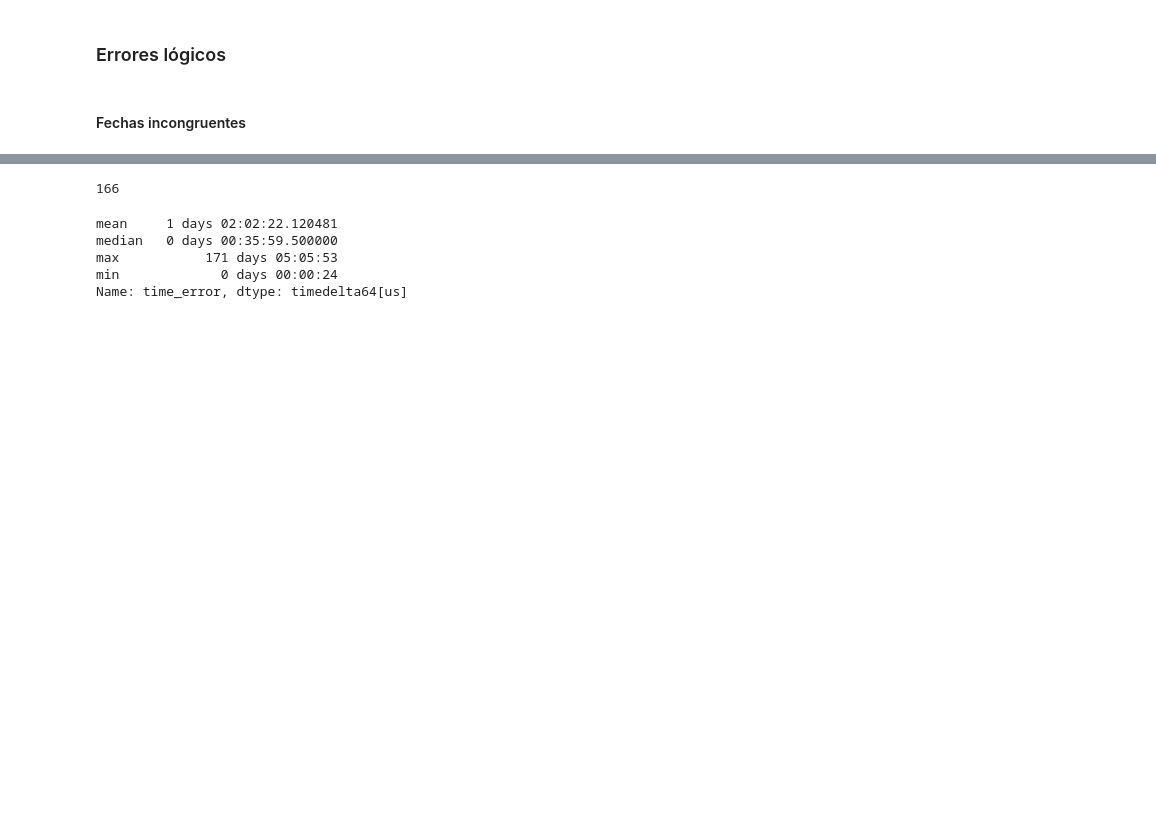
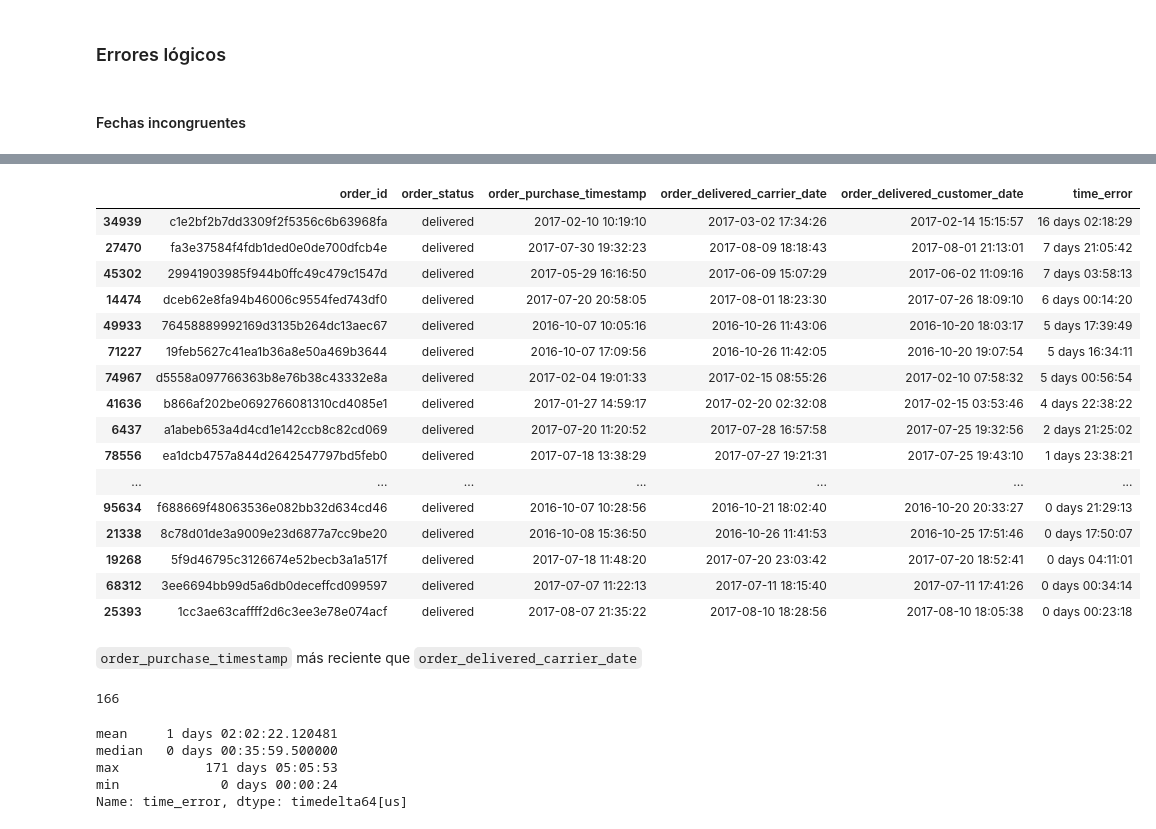
Before and after one commit to dado4cs/olist-rfm-customer-segmentation, a Jupyter notebook: notebooks/01_exploration.ipynb, the cells around one changed output, grey strips where cells are left out. Cells and saved outputs as stored; diff of their text form; code cells hidden in the pictures; blank space fills up the shorter version.

```diff
--- a/notebooks/01_exploration.ipynb
+++ b/notebooks/01_exploration.ipynb
@@ -114,0 +226,3 @@ orders[orders.duplicated()]
+# %%
+orders_temp_error2 = orders[orders['order_delivered_carrier_date'] > orders['order_delivered_customer_date']]
+len(orders_temp_error2)
@@ -114,0 +231,3 @@ orders[orders.duplicated()]
+# %%
+orders_temp_error2['time_error'] = orders_temp_error2['order_delivered_carrier_date'] - orders_temp_error2['order_delivered_customer_date']
+orders_temp_error2['time_error'].agg(['mean','median','max','min'])
@@ -115,3 +240,26 @@ orders[orders.duplicated()]
+# %%
+top_errores = orders_temp_error2.sort_values(by='time_error', ascending=False)
+top_errores[['order_id','order_status', 'order_purchase_timestamp', 'order_delivered_carrier_date','order_delivered_customer_date','time_error']]
+# %% [output]
+|  | order_id | order_status | order_purchase_timestamp | order_delivered_carrier_date | order_delivered_customer_date | time_error |
+| 34939 | c1e2bf2b7dd3309f2f5356c6b63968fa | delivered | 2017-02-10 10:19:10 | 2017-03-02 17:34:26 | 2017-02-14 15:15:57 | 16 days 02:18:29 |
+| 27470 | fa3e37584f4fdb1ded0e0de700dfcb4e | delivered | 2017-07-30 19:32:23 | 2017-08-09 18:18:43 | 2017-08-01 21:13:01 | 7 days 21:05:42 |
+| 45302 | 29941903985f944b0ffc49c479c1547d | delivered | 2017-05-29 16:16:50 | 2017-06-09 15:07:29 | 2017-06-02 11:09:16 | 7 days 03:58:13 |
+| 14474 | dceb62e8fa94b46006c9554fed743df0 | delivered | 2017-07-20 20:58:05 | 2017-08-01 18:23:30 | 2017-07-26 18:09:10 | 6 days 00:14:20 |
+| 49933 | 76458889992169d3135b264dc13aec67 | delivered | 2016-10-07 10:05:16 | 2016-10-26 11:43:06 | 2016-10-20 18:03:17 | 5 days 17:39:49 |
+| 71227 | 19feb5627c41ea1b36a8e50a469b3644 | delivered | 2016-10-07 17:09:56 | 2016-10-26 11:42:05 | 2016-10-20 19:07:54 | 5 days 16:34:11 |
+| 74967 | d5558a097766363b8e76b38c43332e8a | delivered | 2017-02-04 19:01:33 | 2017-02-15 08:55:26 | 2017-02-10 07:58:32 | 5 days 00:56:54 |
+| 41636 | b866af202be0692766081310cd4085e1 | delivered | 2017-01-27 14:59:17 | 2017-02-20 02:32:08 | 2017-02-15 03:53:46 | 4 days 22:38:22 |
+| 6437 | a1abeb653a4d4cd1e142ccb8c82cd069 | delivered | 2017-07-20 11:20:52 | 2017-07-28 16:57:58 | 2017-07-25 19:32:56 | 2 days 21:25:02 |
+| 78556 | ea1dcb4757a844d2642547797bd5feb0 | delivered | 2017-07-18 13:38:29 | 2017-07-27 19:21:31 | 2017-07-25 19:43:10 | 1 days 23:38:21 |
+| ... | ... | ... | ... | ... | ... | ... |
+| 95634 | f688669f48063536e082bb32d634cd46 | delivered | 2016-10-07 10:28:56 | 2016-10-21 18:02:40 | 2016-10-20 20:33:27 | 0 days 21:29:13 |
+| 21338 | 8c78d01de3a9009e23d6877a7cc9be20 | delivered | 2016-10-08 15:36:50 | 2016-10-26 11:41:53 | 2016-10-25 17:51:46 | 0 days 17:50:07 |
+| 19268 | 5f9d46795c3126674e52becb3a1a517f | delivered | 2017-07-18 11:48:20 | 2017-07-20 23:03:42 | 2017-07-20 18:52:41 | 0 days 04:11:01 |
+| 68312 | 3ee6694bb99d5a6db0deceffcd099597 | delivered | 2017-07-07 11:22:13 | 2017-07-11 18:15:40 | 2017-07-11 17:41:26 | 0 days 00:34:14 |
+| 25393 | 1cc3ae63caffff2d6c3ee3e78e074acf | delivered | 2017-08-07 21:35:22 | 2017-08-10 18:28:56 | 2017-08-10 18:05:38 | 0 days 00:23:18 |
+# %% [markdown]
+`order_purchase_timestamp` más reciente que `order_delivered_carrier_date`
 # %%
 orders_temp_error = orders[orders['order_purchase_timestamp'] > orders['order_delivered_carrier_date']]
 len(orders_temp_error)
```
Also changed, not shown: parts of 24 cells of this notebook, 4 other files.
